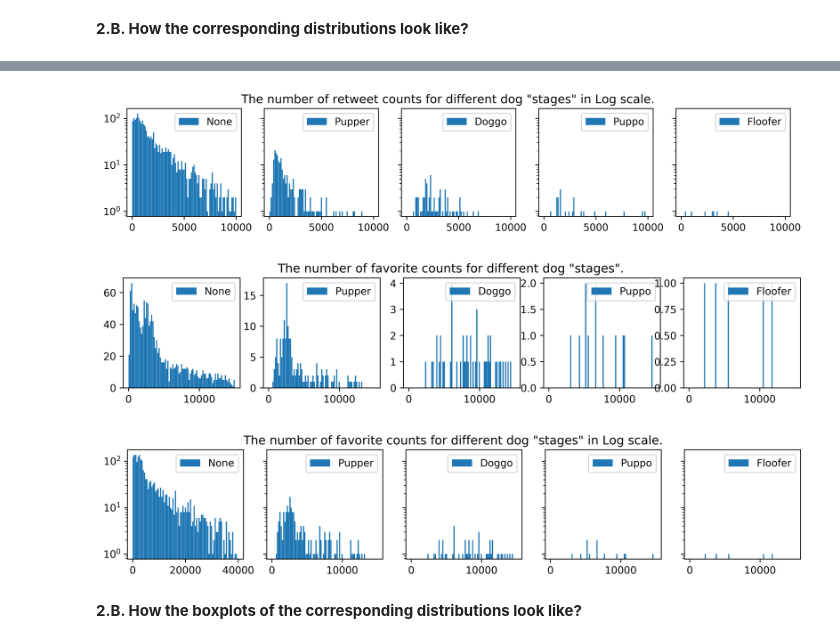
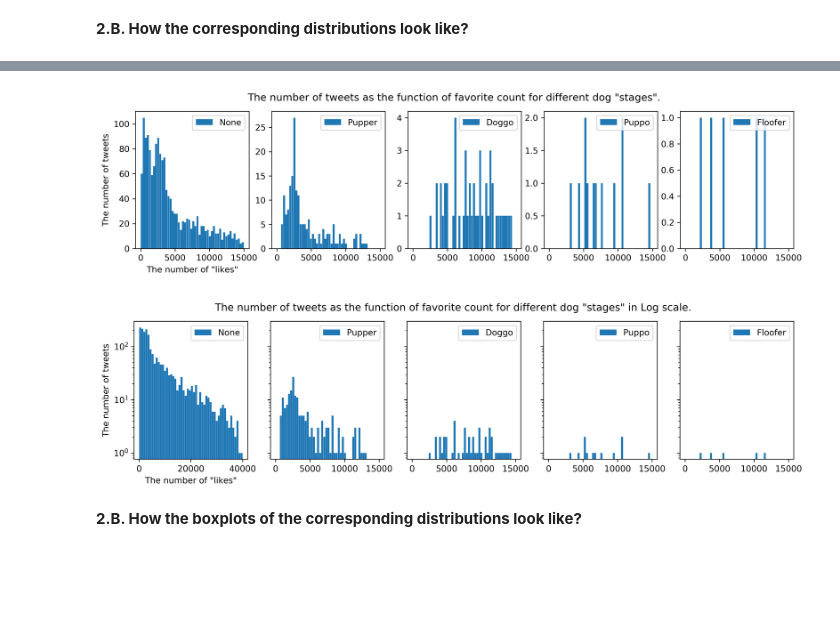
Before and after one commit to viktor-begun/Data_Analyst_Data-Wrangling, a Jupyter notebook: wrangle_act.ipynb, the cells around one changed output, grey strips where cells are left out. Drawn from its saved outputs; the diff is of its cells as text; code cells hidden in the pictures; blank space fills up the shorter version.

```diff
--- a/wrangle_act.ipynb
+++ b/wrangle_act.ipynb
@@ -1236,24 +1173,3 @@ plt.show()
-# %%
-# Plot the retweet count for different dog 'stages'
-f, (ax1, ax2, ax3, ax4, ax5) = plt.subplots(1 , 5, sharey=True , figsize=(12, 2), dpi=600)
-#ax1.set_title('The number of retweet counts for different dog "stages".')
-f.suptitle('The number of retweet counts for different dog "stages" in Log scale.')
-
-ax1.hist(none_rc,    bins = 85, rwidth = 0.95, log = True, range = (0,10000), label = 'None')
-ax2.hist(pupper_rc,  bins = 85, rwidth = 0.95, log = True, range = (0,10000), label = 'Pupper')
-ax3.hist(doggo_rc,   bins = 85, rwidth = 0.95, log = True, range = (0,10000), label = 'Doggo')
-ax4.hist(puppo_rc,   bins = 85, rwidth = 0.95, log = True, range = (0,10000), label = 'Puppo')
-ax5.hist(floofer_rc, bins = 85, rwidth = 0.95, log = True, range = (0,10000), label = 'Floofer')
-
-ax1.legend()
-ax2.legend()
-ax3.legend()
-ax4.legend()
-ax5.legend()
-
-plt.show()
-# %% [output]
-[figure, removed]
 # %%
 # Get the favorite count for different dog 'stages'
 none_fc    = we_rate_dogs_clean.loc[we_rate_dogs_clean.dog_stage == 'None'].favorite_count
@@ -1263,35 +1179,43 @@ puppo_fc   = we_rate_dogs_clean.loc[we_rate_dogs_clean.dog_stage == 'puppo'].fav
 floofer_fc = we_rate_dogs_clean.loc[we_rate_dogs_clean.dog_stage == 'floofer'].favorite_count
 # %%
 # Plot the favorite count for different dog 'stages'
-f, (ax1, ax2, ax3, ax4, ax5) = plt.subplots(1 , 5, sharey=False , figsize=(12, 2), dpi=600)
+f, (ax1, ax2, ax3, ax4, ax5) = plt.subplots(1 , 5, sharey=False , figsize=(14, 3), dpi=300)
 #ax1.set_title('The number of retweet counts for different dog "stages".')
-f.suptitle('The number of favorite counts for different dog "stages".')
+f.suptitle('The number of tweets as the function of favorite count for different dog "stages".')
 
-ax1.hist(none_fc,    bins = 85, rwidth = 0.95, range = (0,15000), label = 'None')
-ax2.hist(pupper_fc,  bins = 85, rwidth = 0.95, range = (0,15000), label = 'Pupper')
-ax3.hist(doggo_fc,   bins = 85, rwidth = 0.95, range = (0,15000), label = 'Doggo')
-ax4.hist(puppo_fc,   bins = 85, rwidth = 0.95, range = (0,15000), label = 'Puppo')
-ax5.hist(floofer_fc, bins = 85, rwidth = 0.95, range = (0,15000), label = 'Floofer')
+ax1.hist(none_fc,    bins = 50, rwidth = 0.95, range = (0,15000), label = 'None')
+ax2.hist(pupper_fc,  bins = 50, rwidth = 0.95, range = (0,15000), label = 'Pupper')
+ax3.hist(doggo_fc,   bins = 50, rwidth = 0.95, range = (0,15000), label = 'Doggo')
+ax4.hist(puppo_fc,   bins = 50, rwidth = 0.95, range = (0,15000), label = 'Puppo')
+ax5.hist(floofer_fc, bins = 50, rwidth = 0.95, range = (0,15000), label = 'Floofer')
+
+ax1.set_xlabel('The number of "likes"')
+ax1.set_ylabel('The number of tweets')
 
 ax1.legend()
 ax2.legend()
 ax3.legend()
 ax4.legend()
 ax5.legend()
 
-plt.show()
+#plt.show()
+plt.savefig('favorite_count_distributions.png', dpi=600, bbox_inches = 'tight', pad_inches = 0.1)
+plt.savefig('favorite_count_distributions.pdf', dpi=600, bbox_inches = 'tight', pad_inches = 0.1)
 # %% [output]
-[figure, old version]
+[figure, new version]
 # %%
 # Plot the favorite count for different dog 'stages'
-f, (ax1, ax2, ax3, ax4, ax5) = plt.subplots(1 , 5, sharey=True , figsize=(12, 2), dpi=600)
-f.suptitle('The number of favorite counts for different dog "stages" in Log scale.')
+f, (ax1, ax2, ax3, ax4, ax5) = plt.subplots(1 , 5, sharey=True , figsize=(14, 3), dpi=600)
+f.suptitle('The number of tweets as the function of favorite count for different dog "stages" in Log scale.')
 
-ax1.hist(none_fc,    bins = 85, rwidth = 0.95, log = True, range = (0,40000), label = 'None')
-ax2.hist(pupper_fc,  bins = 85, rwidth = 0.95, log = True, range = (0,15000), label = 'Pupper')
-ax3.hist(doggo_fc,   bins = 85, rwidth = 0.95, log = True, range = (0,15000), label = 'Doggo')
-ax4.hist(puppo_fc,   bins = 85, rwidth = 0.95, log = True, range = (0,15000), label = 'Puppo')
-ax5.hist(floofer_fc, bins = 85, rwidth = 0.95, log = True, range = (0,15000), label = 'Floofer')
+ax1.hist(none_fc,    bins = 50, rwidth = 0.95, log = True, range = (0,40000), label = 'None')
+ax2.hist(pupper_fc,  bins = 50, rwidth = 0.95, log = True, range = (0,15000), label = 'Pupper')
+ax3.hist(doggo_fc,   bins = 50, rwidth = 0.95, log = True, range = (0,15000), label = 'Doggo')
+ax4.hist(puppo_fc,   bins = 50, rwidth = 0.95, log = True, range = (0,15000), label = 'Puppo')
+ax5.hist(floofer_fc, bins = 50, rwidth = 0.95, log = True, range = (0,15000), label = 'Floofer')
+
+ax1.set_xlabel('The number of "likes"')
+ax1.set_ylabel('The number of tweets')
 
 ax1.legend()
 ax2.legend()
@@ -1301,7 +1225,7 @@ ax5.legend()
 
 plt.show()
 # %% [output]
-[figure, old version]
+[figure, new version]
 # %% [markdown]
 **2.B. How the boxplots of the corresponding distributions look like?**
 # %% [markdown]
```
Also changed, not shown: parts of 18 cells of this notebook, 16 other files.
